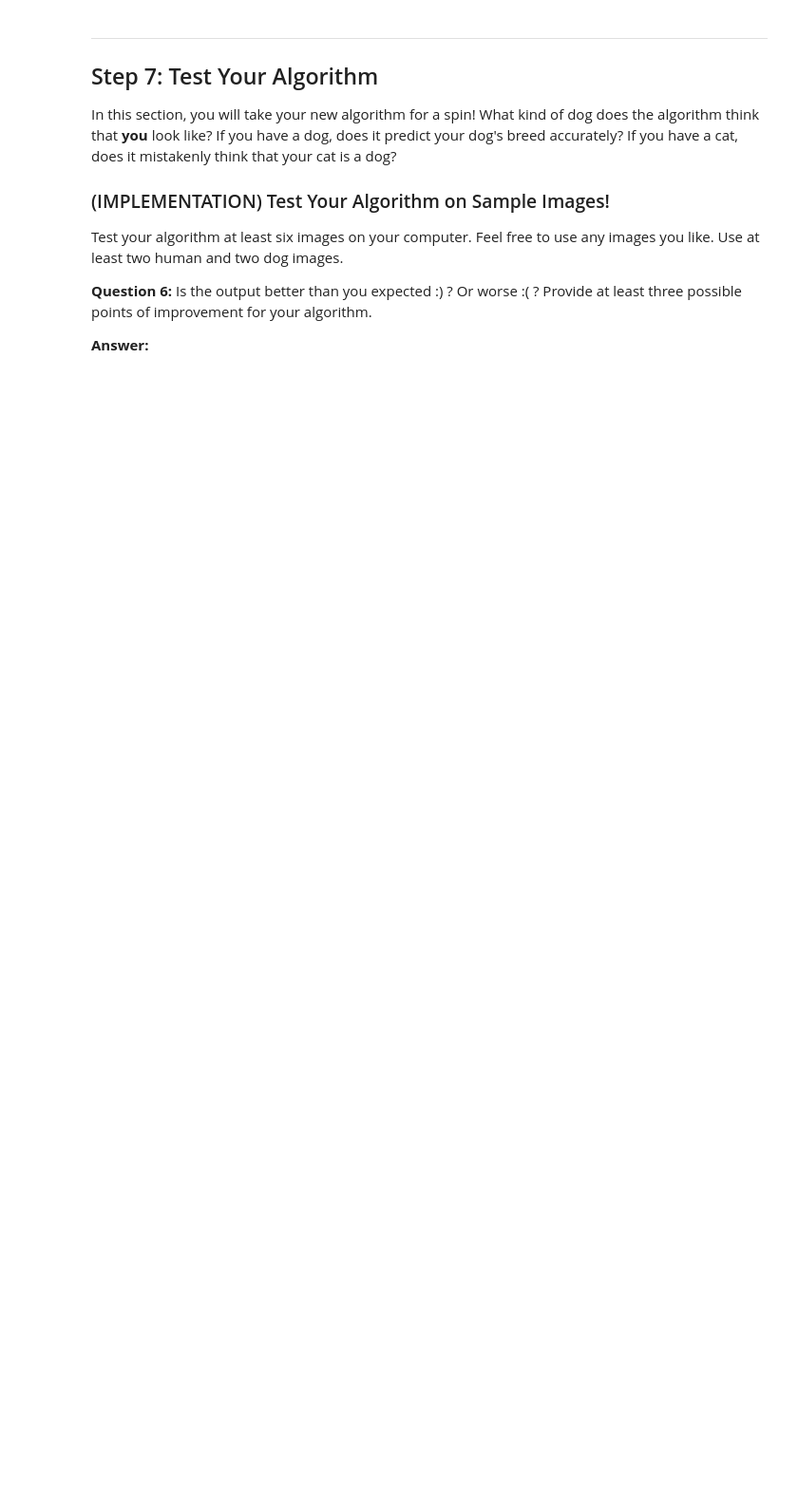
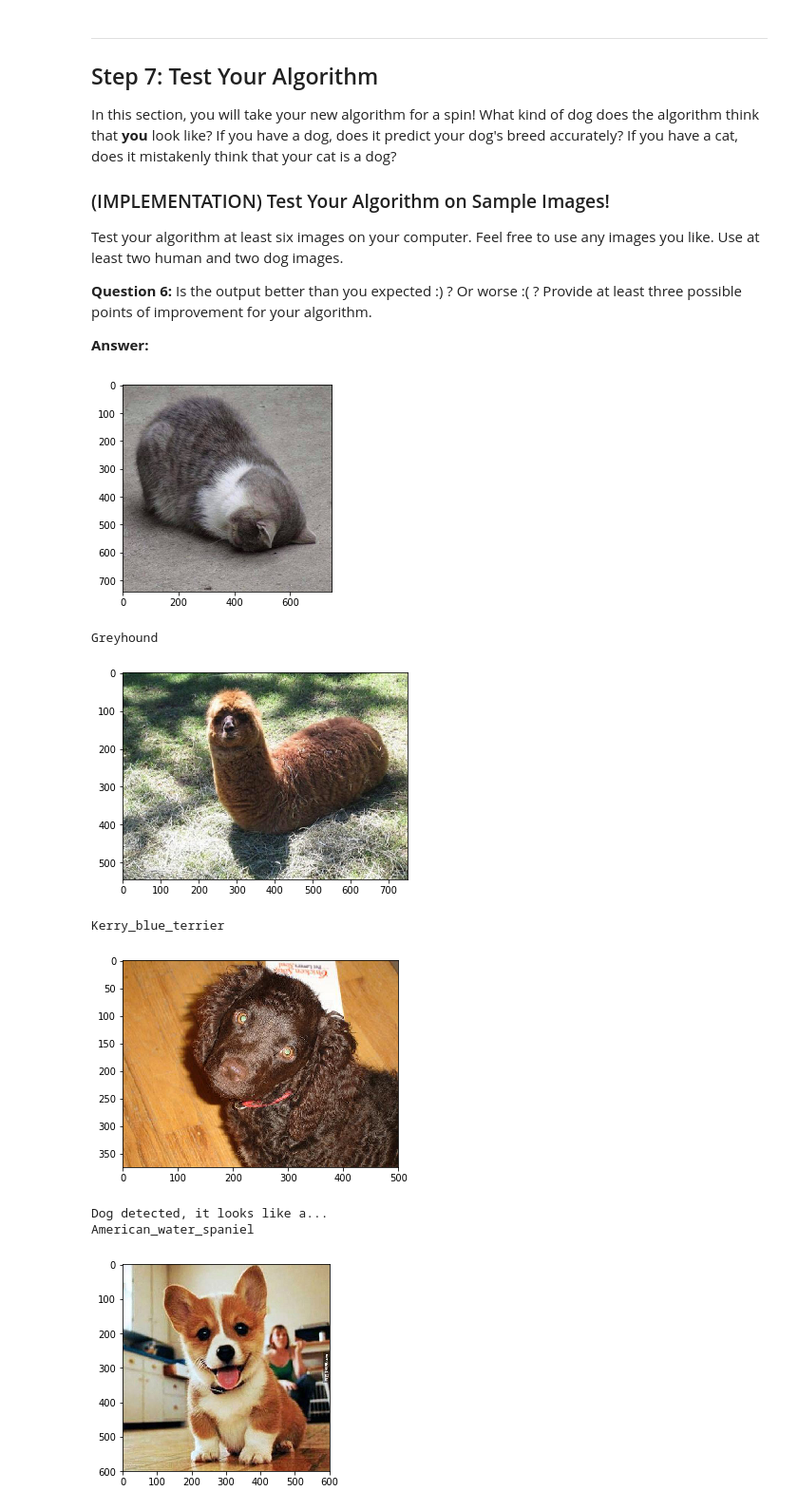
Before and after one commit to lufor129/DLHomeWork_2018Fall, a Jupyter notebook: assignment2/dog_app.ipynb, the cells around one changed output. Shown at 95% size. Cells and saved outputs as stored; diff of their text form; code cells hidden in the pictures; blank space fills up the shorter version.

```diff
--- a/assignment2/dog_app.ipynb
+++ b/assignment2/dog_app.ipynb
@@ -491,6 +614,7 @@ __Answer:__
 ### (IMPLEMENTATION) Compile the Model
 # %%
 ### TODO: Compile the model.
+InceptionV3_model.compile(loss='categorical_crossentropy', optimizer='rmsprop', metrics=['accuracy'])
 # %% [markdown]
 ### (IMPLEMENTATION) Train the Model
 
@@ -503,6 +652,7 @@ You are welcome to [augment the training data](https://blog.keras.io/building-po
 ### (IMPLEMENTATION) Load the Model with the Best Validation Loss
 # %%
 ### TODO: Load the model weights with the best validation loss.
+InceptionV3_model.load_weights('saved_models/weights.best.InceptionV3.hdf5')
 # %% [markdown]
 ### (IMPLEMENTATION) Test the Model
 
@@ -527,6 +684,15 @@ where `{network}`, in the above filename, should be one of `VGG19`, `Resnet50`,
 # %%
 ### TODO: Write a function that takes a path to an image as input
 ### and returns the dog breed that is predicted by the model.
+from extract_bottleneck_features import *
+
+def InceptionV3_predict_breed(img_path):
+    # extract bottleneck features
+    bottleneck_feature = extract_InceptionV3(path_to_tensor(img_path))
+    # obtain predicted vector
+    predicted_vector = InceptionV3_model.predict(bottleneck_feature)
+    # return dog breed that is predicted by the model
+    return dog_names[np.argmax(predicted_vector)]
 # %% [markdown]
 ---
 <a id='step6'></a>
@@ -551,3 +714,26 @@ Some sample output for our algorithm is provided below, but feel free to design
+# %%
+### TODO: Write your algorithm.
+### Feel free to use as many code cells as needed.
+def dog_algo(img_path):
+
+    #load and display image
+    img = cv2.imread(img_path)
+    cv_rgb = cv2.cvtColor(img, cv2.COLOR_BGR2RGB)
+    plt.imshow(cv_rgb)
+    plt.show()
+
+    # detects dog, human, or error and returns breed prediction
+    if dog_detector(img_path) == True:
+        print("Dog detected, it looks like a...")
+        print(InceptionV3_predict_breed(img_path))
+
+    elif face_detector(img_path) == True:
+        print("Human detected, they look like a...")
+        print(InceptionV3_predict_breed(img_path))
+
+    else:
+        #print("Error: no human or dog detected, please try another photo :)")
+        print(InceptionV3_predict_breed(img_path))
 # %% [markdown]
 ---
 <a id='step7'></a>
@@ -565,4 +751,22 @@ __Answer:__
 # %%
 ## TODO: Execute your algorithm from Step 6 on
 ## at least 6 images on your computer.
 ## Feel free to use as many code cells as needed.
+dog_algo('images/Cat1.jpg')
+dog_algo('images/Cat2.jpg')
+dog_algo('images/American_water_spaniel_00648.jpg')
+dog_algo('images/Dog1.jpg')
+dog_algo('images/Dog2.jpg')
+dog_algo('dogImages/test/058.Dandie_dinmont_terrier/Dandie_dinmont_terrier_04134.jpg')
+dog_algo('dogImages/test/045.Cardigan_welsh_corgi/Cardigan_welsh_corgi_03202.jpg')
+dog_algo('dogImages/test/071.German_shepherd_dog/German_shepherd_dog_04931.jpg')
+dog_algo('dogImages/test/059.Doberman_pinscher/Doberman_pinscher_04194.jpg')
+# %% [output]
+[figure, added]
+Greyhound
+[figure, added]
+Kerry_blue_terrier
+[figure, added]
+Dog detected, it looks like a...
+American_water_spaniel
+[figure, added]
```
Also changed, not shown: parts of 22 cells of this notebook, 7 other files.
